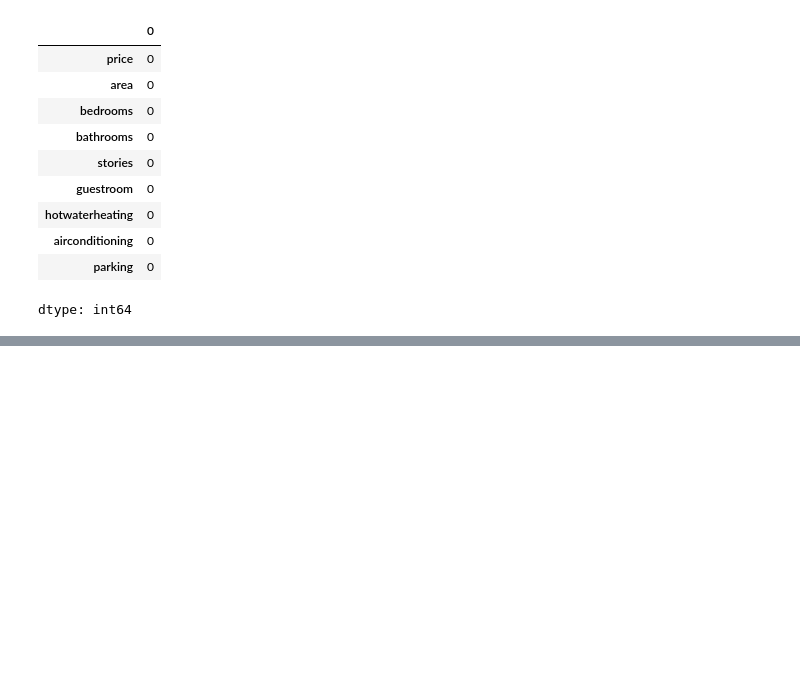
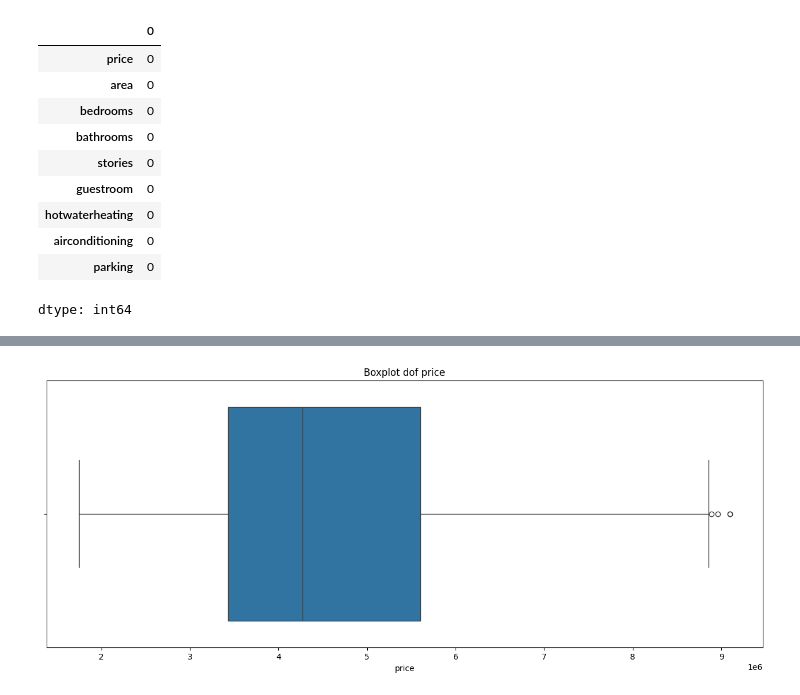
Before and after one commit to TomasCastilloF/House_Price_Prediction_Based_on_Features, a Jupyter notebook: Proyect.ipynb, the cells around one changed output, grey strips where cells are left out. Cells and saved outputs as stored; diff of their text form; code cells hidden in the pictures; blank space fills up the shorter version.

```diff
--- a/Proyect.ipynb
+++ b/Proyect.ipynb
@@ -94,0 +141,21 @@ dtype: int64
+# %%
+#Removal of outliers from price
+Q1 = data['price'].quantile(0.25)
+Q3 = data['price'].quantile(0.75)
+IQR = Q3 - Q1
+
+    # limit of outliers
+lower_limit = Q1 - 1.5 * IQR
+upper_limit = Q3 + 1.5 * IQR
+
+# filter outliers in the current column
+data_filtrado = data[(data['price'] >= lower_limit) & (data['price'] <= upper_limit)]
+# %%
+# Visualizing the distribution of price
+df = pd.DataFrame(data_filtrado)
+plt.figure(figsize=(16, 6))
+sns.boxplot(x=df['price'])
+plt.title('Boxplot dof price')
+plt.show()
+# %% [output]
+[figure, added]
```
Also changed, not shown: parts of 10 cells of this notebook.
